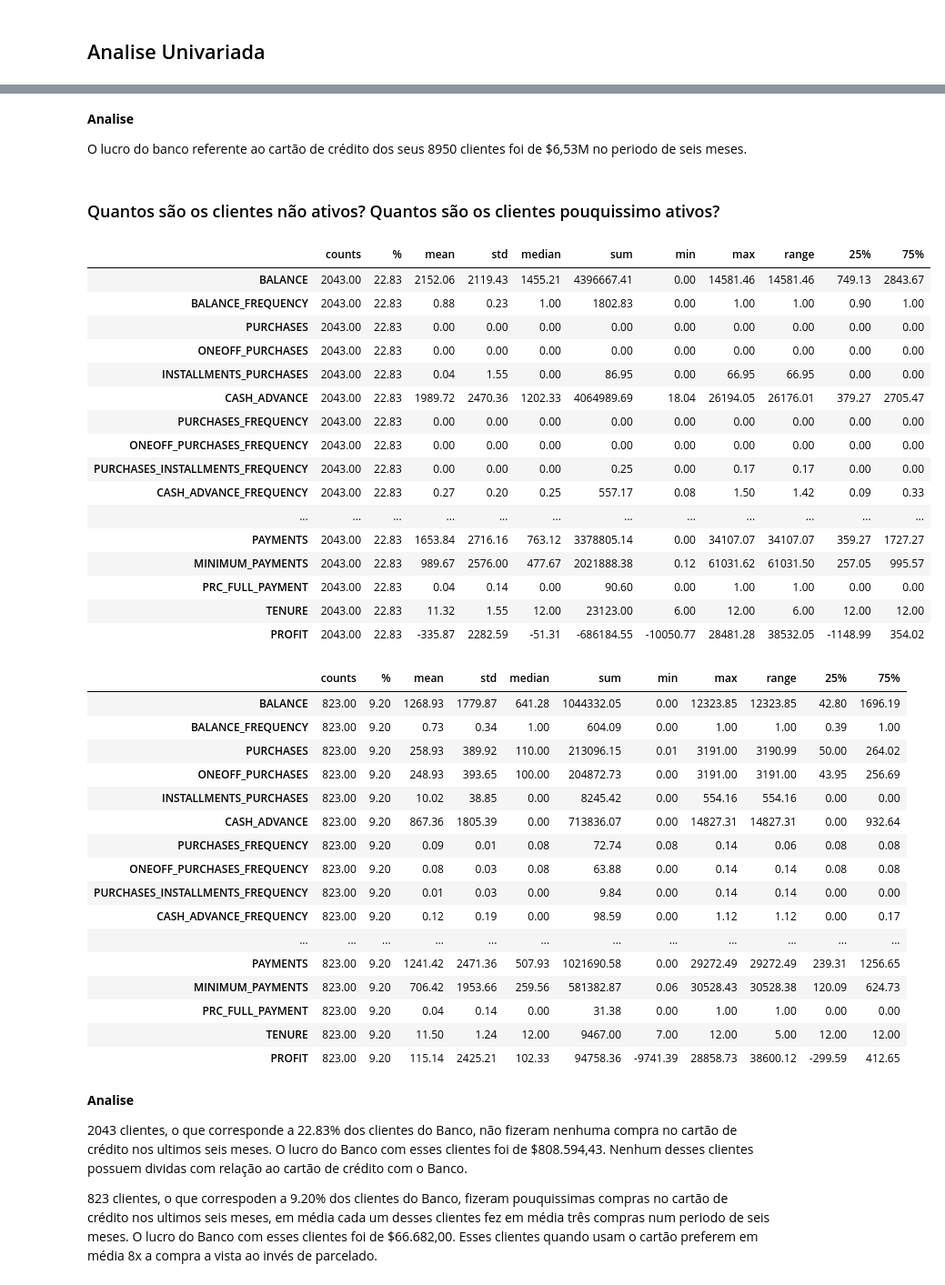
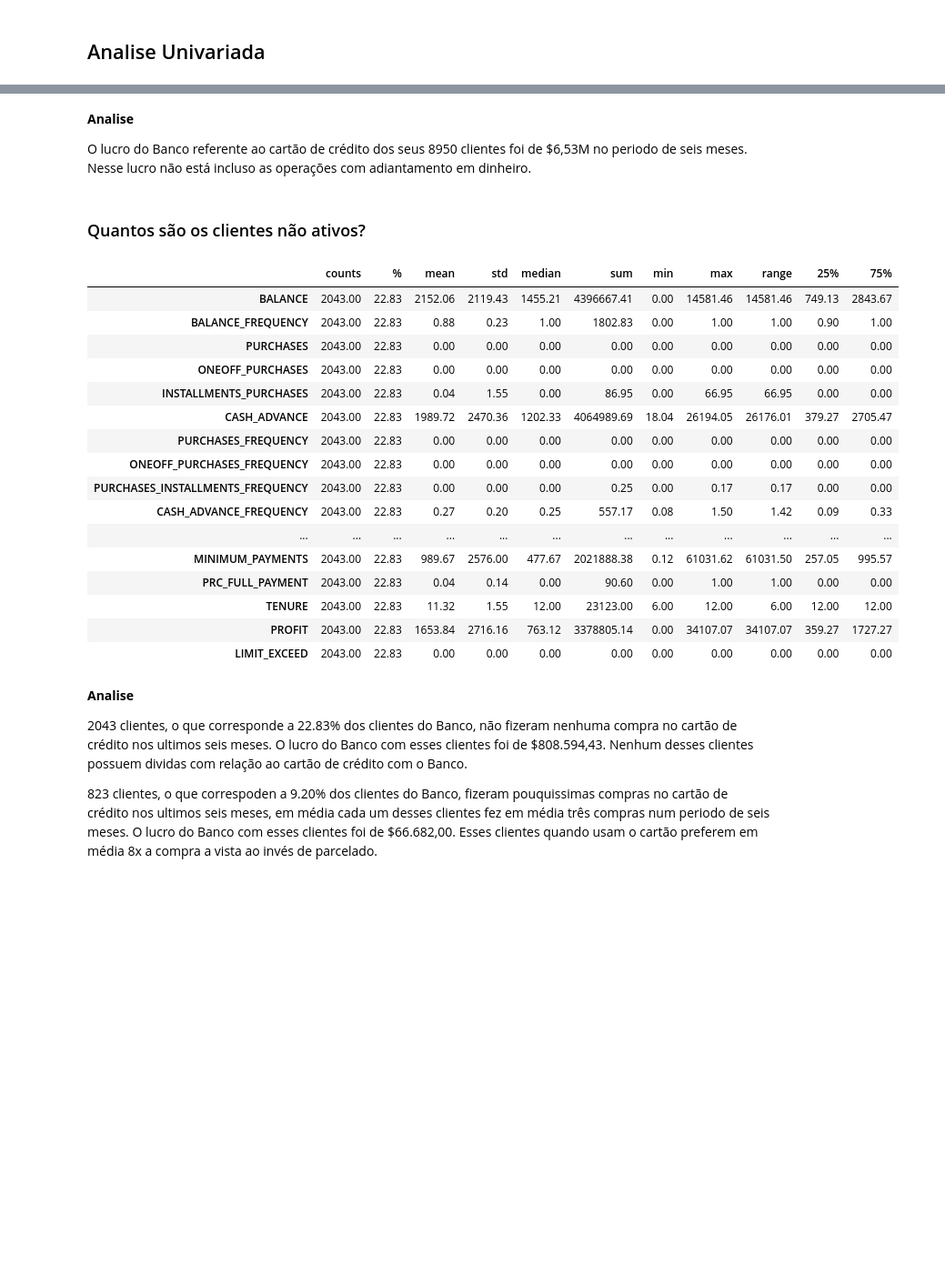
Before and after one commit to alyssonvidal/Bank-Marketing-Cluster, a Jupyter notebook: notebooks/part02_eda.ipynb, the cells around one changed output, grey strips where cells are left out. Shown at 91% size. Saved outputs shown, nothing was run; the diff lists cells and outputs as text; code cells hidden in the pictures; blank space fills up the shorter version.

```diff
--- a/notebooks/part02_eda.ipynb
+++ b/notebooks/part02_eda.ipynb
@@ -154,49 +160,32 @@ summary_stats(data_new)
 # %% [markdown]
 **Analise**
 
-O lucro do banco referente ao cartão de crédito dos seus 8950 clientes foi de $6,53M no periodo de seis meses.
+O lucro do Banco referente ao cartão de crédito dos seus 8950 clientes foi de $6,53M no periodo de seis meses. Nesse lucro não está incluso as operações com adiantamento em dinheiro.
 # %% [markdown]
-### Quantos são os clientes não ativos? Quantos são os clientes pouquissimo ativos?
+### Quantos são os clientes não ativos?
 # %%
 # Clientes são ativos
 summary_stats(data_new.loc[data_new.PURCHASES_FREQUENCY == 0 ])
 # Clientes pouquissimos ativos... O valor de 0.15 de frequencia foi arbitrário
-summary_stats(data_new.loc[(data_new.PURCHASES_FREQUENCY > 0) & (data_new.PURCHASES_FREQUENCY < 0.15)])
+# summary_stats(data_new.loc[(data_new.PURCHASES_FREQUENCY > 0) & (data_new.PURCHASES_FREQUENCY < 0.15)])
 # %% [output]
 |  | counts | % | mean | std | median | sum | min | max | range | 25% | 75% |
 | BALANCE | 2043.00 | 22.83 | 2152.06 | 2119.43 | 1455.21 | 4396667.41 | 0.00 | 14581.46 | 14581.46 | 749.13 | 2843.67 |
 | BALANCE_FREQUENCY | 2043.00 | 22.83 | 0.88 | 0.23 | 1.00 | 1802.83 | 0.00 | 1.00 | 1.00 | 0.90 | 1.00 |
 | PURCHASES | 2043.00 | 22.83 | 0.00 | 0.00 | 0.00 | 0.00 | 0.00 | 0.00 | 0.00 | 0.00 | 0.00 |
 | ONEOFF_PURCHASES | 2043.00 | 22.83 | 0.00 | 0.00 | 0.00 | 0.00 | 0.00 | 0.00 | 0.00 | 0.00 | 0.00 |
 | INSTALLMENTS_PURCHASES | 2043.00 | 22.83 | 0.04 | 1.55 | 0.00 | 86.95 | 0.00 | 66.95 | 66.95 | 0.00 | 0.00 |
 | CASH_ADVANCE | 2043.00 | 22.83 | 1989.72 | 2470.36 | 1202.33 | 4064989.69 | 18.04 | 26194.05 | 26176.01 | 379.27 | 2705.47 |
 | PURCHASES_FREQUENCY | 2043.00 | 22.83 | 0.00 | 0.00 | 0.00 | 0.00 | 0.00 | 0.00 | 0.00 | 0.00 | 0.00 |
 | ONEOFF_PURCHASES_FREQUENCY | 2043.00 | 22.83 | 0.00 | 0.00 | 0.00 | 0.00 | 0.00 | 0.00 | 0.00 | 0.00 | 0.00 |
 | PURCHASES_INSTALLMENTS_FREQUENCY | 2043.00 | 22.83 | 0.00 | 0.00 | 0.00 | 0.25 | 0.00 | 0.17 | 0.17 | 0.00 | 0.00 |
 | CASH_ADVANCE_FREQUENCY | 2043.00 | 22.83 | 0.27 | 0.20 | 0.25 | 557.17 | 0.08 | 1.50 | 1.42 | 0.09 | 0.33 |
 | ... | ... | ... | ... | ... | ... | ... | ... | ... | ... | ... | ... |
-| PAYMENTS | 2043.00 | 22.83 | 1653.84 | 2716.16 | 763.12 | 3378805.14 | 0.00 | 34107.07 | 34107.07 | 359.27 | 1727.27 |
 | MINIMUM_PAYMENTS | 2043.00 | 22.83 | 989.67 | 2576.00 | 477.67 | 2021888.38 | 0.12 | 61031.62 | 61031.50 | 257.05 | 995.57 |
 | PRC_FULL_PAYMENT | 2043.00 | 22.83 | 0.04 | 0.14 | 0.00 | 90.60 | 0.00 | 1.00 | 1.00 | 0.00 | 0.00 |
 | TENURE | 2043.00 | 22.83 | 11.32 | 1.55 | 12.00 | 23123.00 | 6.00 | 12.00 | 6.00 | 12.00 | 12.00 |
-| PROFIT | 2043.00 | 22.83 | -335.87 | 2282.59 | -51.31 | -686184.55 | -10050.77 | 28481.28 | 38532.05 | -1148.99 | 354.02 |
+| PROFIT | 2043.00 | 22.83 | 1653.84 | 2716.16 | 763.12 | 3378805.14 | 0.00 | 34107.07 | 34107.07 | 359.27 | 1727.27 |
+| LIMIT_EXCEED | 2043.00 | 22.83 | 0.00 | 0.00 | 0.00 | 0.00 | 0.00 | 0.00 | 0.00 | 0.00 | 0.00 |
-|  | counts | % | mean | std | median | sum | min | max | range | 25% | 75% |
-| BALANCE | 823.00 | 9.20 | 1268.93 | 1779.87 | 641.28 | 1044332.05 | 0.00 | 12323.85 | 12323.85 | 42.80 | 1696.19 |
-| BALANCE_FREQUENCY | 823.00 | 9.20 | 0.73 | 0.34 | 1.00 | 604.09 | 0.00 | 1.00 | 1.00 | 0.39 | 1.00 |
-| PURCHASES | 823.00 | 9.20 | 258.93 | 389.92 | 110.00 | 213096.15 | 0.01 | 3191.00 | 3190.99 | 50.00 | 264.02 |
-| ONEOFF_PURCHASES | 823.00 | 9.20 | 248.93 | 393.65 | 100.00 | 204872.73 | 0.00 | 3191.00 | 3191.00 | 43.95 | 256.69 |
-| INSTALLMENTS_PURCHASES | 823.00 | 9.20 | 10.02 | 38.85 | 0.00 | 8245.42 | 0.00 | 554.16 | 554.16 | 0.00 | 0.00 |
-| CASH_ADVANCE | 823.00 | 9.20 | 867.36 | 1805.39 | 0.00 | 713836.07 | 0.00 | 14827.31 | 14827.31 | 0.00 | 932.64 |
-| PURCHASES_FREQUENCY | 823.00 | 9.20 | 0.09 | 0.01 | 0.08 | 72.74 | 0.08 | 0.14 | 0.06 | 0.08 | 0.08 |
-| ONEOFF_PURCHASES_FREQUENCY | 823.00 | 9.20 | 0.08 | 0.03 | 0.08 | 63.88 | 0.00 | 0.14 | 0.14 | 0.08 | 0.08 |
-| PURCHASES_INSTALLMENTS_FREQUENCY | 823.00 | 9.20 | 0.01 | 0.03 | 0.00 | 9.84 | 0.00 | 0.14 | 0.14 | 0.00 | 0.00 |
-| CASH_ADVANCE_FREQUENCY | 823.00 | 9.20 | 0.12 | 0.19 | 0.00 | 98.59 | 0.00 | 1.12 | 1.12 | 0.00 | 0.17 |
-| ... | ... | ... | ... | ... | ... | ... | ... | ... | ... | ... | ... |
-| PAYMENTS | 823.00 | 9.20 | 1241.42 | 2471.36 | 507.93 | 1021690.58 | 0.00 | 29272.49 | 29272.49 | 239.31 | 1256.65 |
-| MINIMUM_PAYMENTS | 823.00 | 9.20 | 706.42 | 1953.66 | 259.56 | 581382.87 | 0.06 | 30528.43 | 30528.38 | 120.09 | 624.73 |
-| PRC_FULL_PAYMENT | 823.00 | 9.20 | 0.04 | 0.14 | 0.00 | 31.38 | 0.00 | 1.00 | 1.00 | 0.00 | 0.00 |
-| TENURE | 823.00 | 9.20 | 11.50 | 1.24 | 12.00 | 9467.00 | 7.00 | 12.00 | 5.00 | 12.00 | 12.00 |
-| PROFIT | 823.00 | 9.20 | 115.14 | 2425.21 | 102.33 | 94758.36 | -9741.39 | 28858.73 | 38600.12 | -299.59 | 412.65 |
 # %% [markdown]
 **Analise**
 
```
Also changed, not shown: parts of 48 cells of this notebook, 3 other files.
